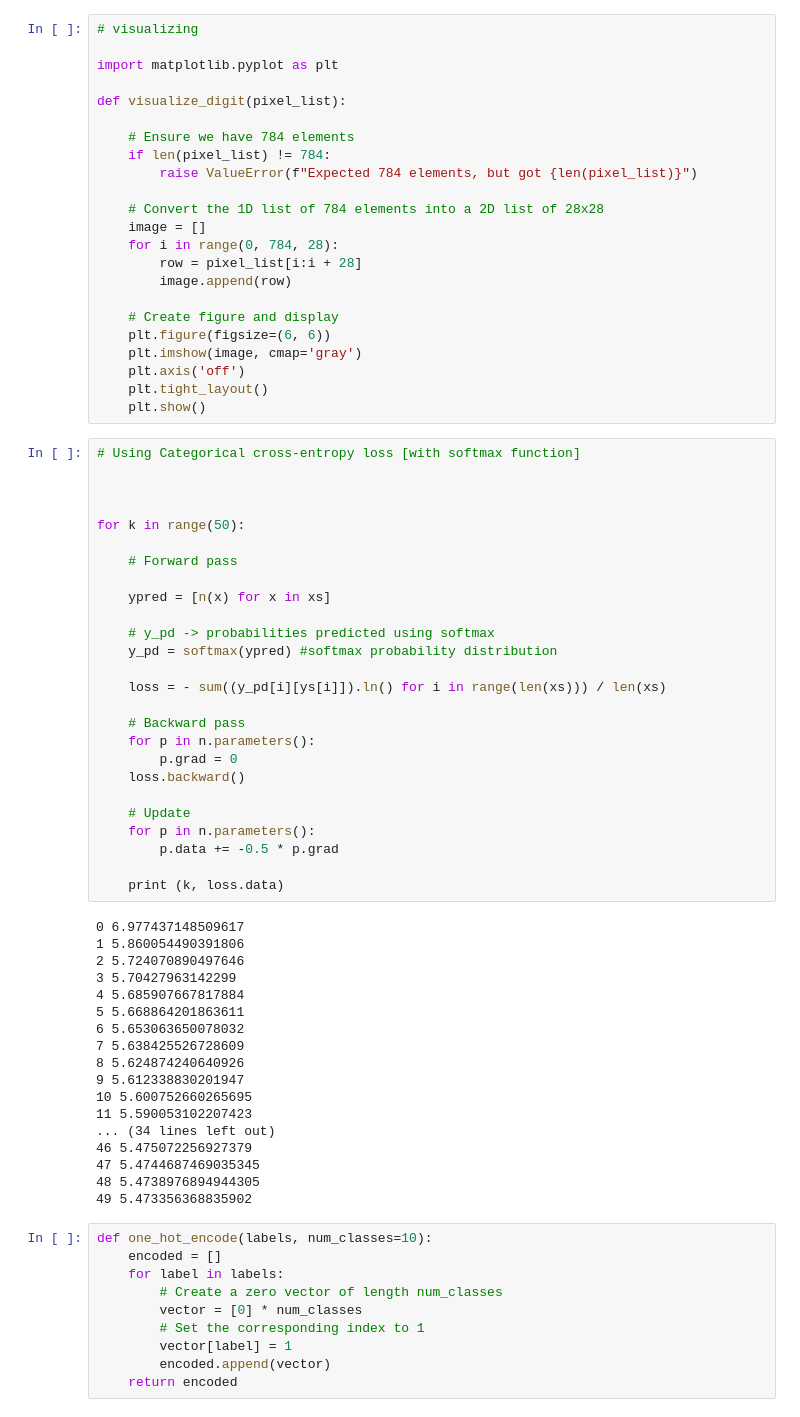
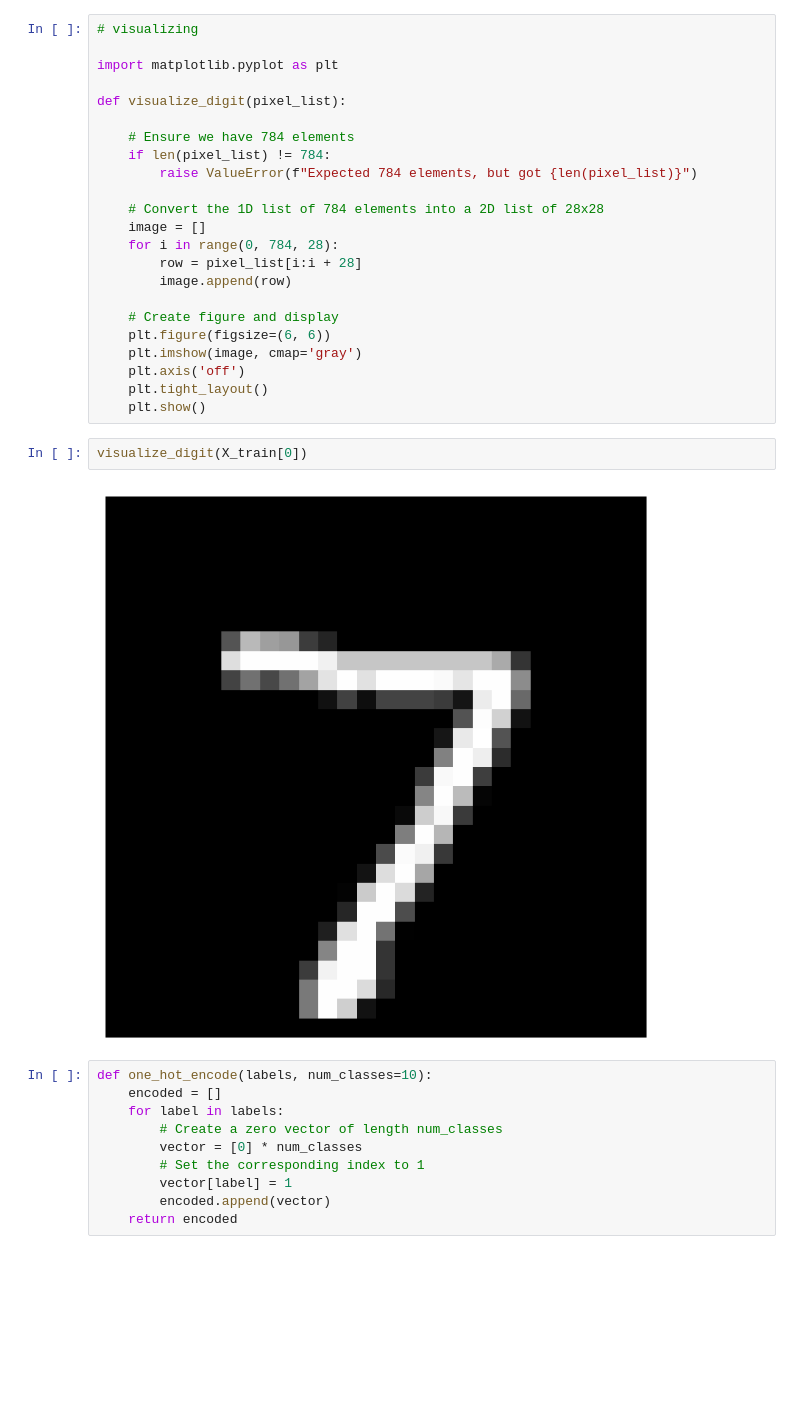
Before and after one commit to MohamedElsayed75/Smart-Systems-Project, a Jupyter notebook: MultiClass-Classifier.ipynb, the cells around one changed output. Drawn from its saved outputs; the diff is of its cells as text; blank space fills up the shorter version.

```diff
--- a/MultiClass-Classifier.ipynb
+++ b/MultiClass-Classifier.ipynb
@@ -482,50 +380,10 @@ def visualize_digit(pixel_list):
     plt.axis('off')
     plt.tight_layout()
     plt.show()
-# %%
-# Using Categorical cross-entropy loss [with softmax function]
-
-
-
-for k in range(50):
-
-    # Forward pass
-
-    ypred = [n(x) for x in xs]
-
-    # y_pd -> probabilities predicted using softmax
-    y_pd = softmax(ypred) #softmax probability distribution
-
-    loss = - sum((y_pd[i][ys[i]]).ln() for i in range(len(xs))) / len(xs)
-
-    # Backward pass
-    for p in n.parameters():
-        p.grad = 0
-    loss.backward()
-
-    # Update
-    for p in n.parameters():
-        p.data += -0.5 * p.grad
-
-    print (k, loss.data)
-# %% [output]
-0 6.977437148509617
-1 5.860054490391806
-2 5.724070890497646
-3 5.70427963142299
-4 5.685907667817884
-5 5.668864201863611
-6 5.653063650078032
-7 5.638425526728609
-8 5.624874240640926
-9 5.612338830201947
-10 5.600752660265695
-11 5.590053102207423
-... (34 lines left out)
-46 5.475072256927379
-47 5.4744687469035345
-48 5.4738976894944305
-49 5.473356368835902
+# %%
+visualize_digit(X_train[0])
+# %% [output]
+[figure, added]
 # %%
 def one_hot_encode(labels, num_classes=10):
     encoded = []
```
Also changed, not shown: parts of 9 cells of this notebook, 4 other files.
